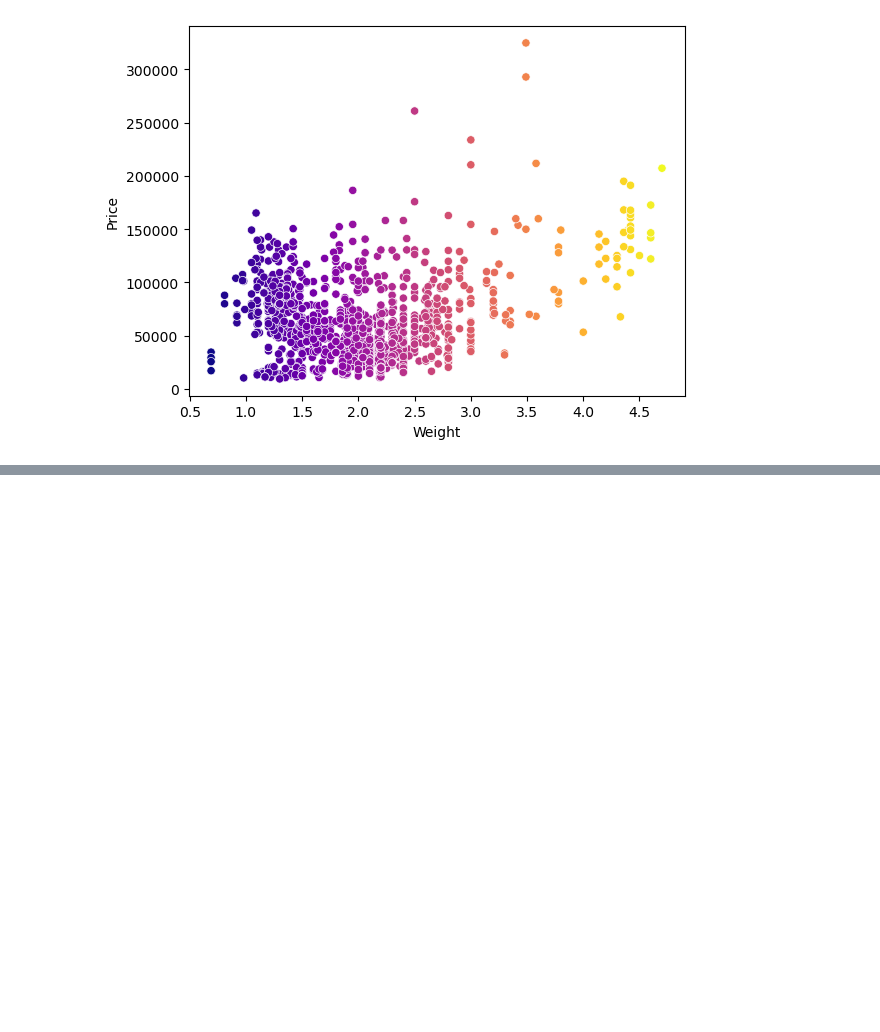
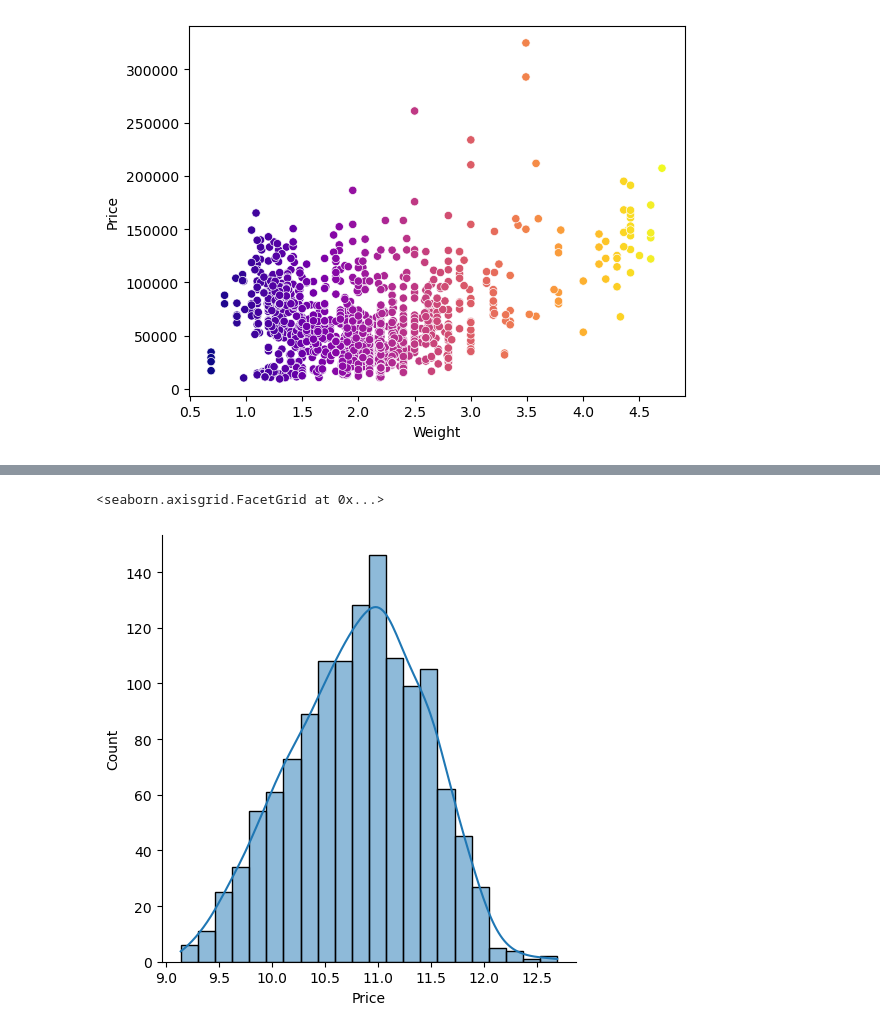
Before and after one commit to devloopcode/laptop_price_predictor, a Jupyter notebook: laptop_price_predicted.ipynb, the cells around one changed output, grey strips where cells are left out. Cells and saved outputs as stored; diff of their text form; code cells hidden in the pictures; blank space fills up the shorter version.

```diff
--- a/laptop_price_predicted.ipynb
+++ b/laptop_price_predicted.ipynb
@@ -839,0 +846,5 @@ sns.scatterplot(x='Weight', y=TARGET_COL, data=df, hue='Weight', palette='plasma
+# %%
+sns.displot(np.log(df[TARGET_COL]), kde=True)
+# %% [output]
+<seaborn.axisgrid.FacetGrid at 0x...>
+[figure, added]
```
Also changed, not shown: parts of 4 cells of this notebook.
